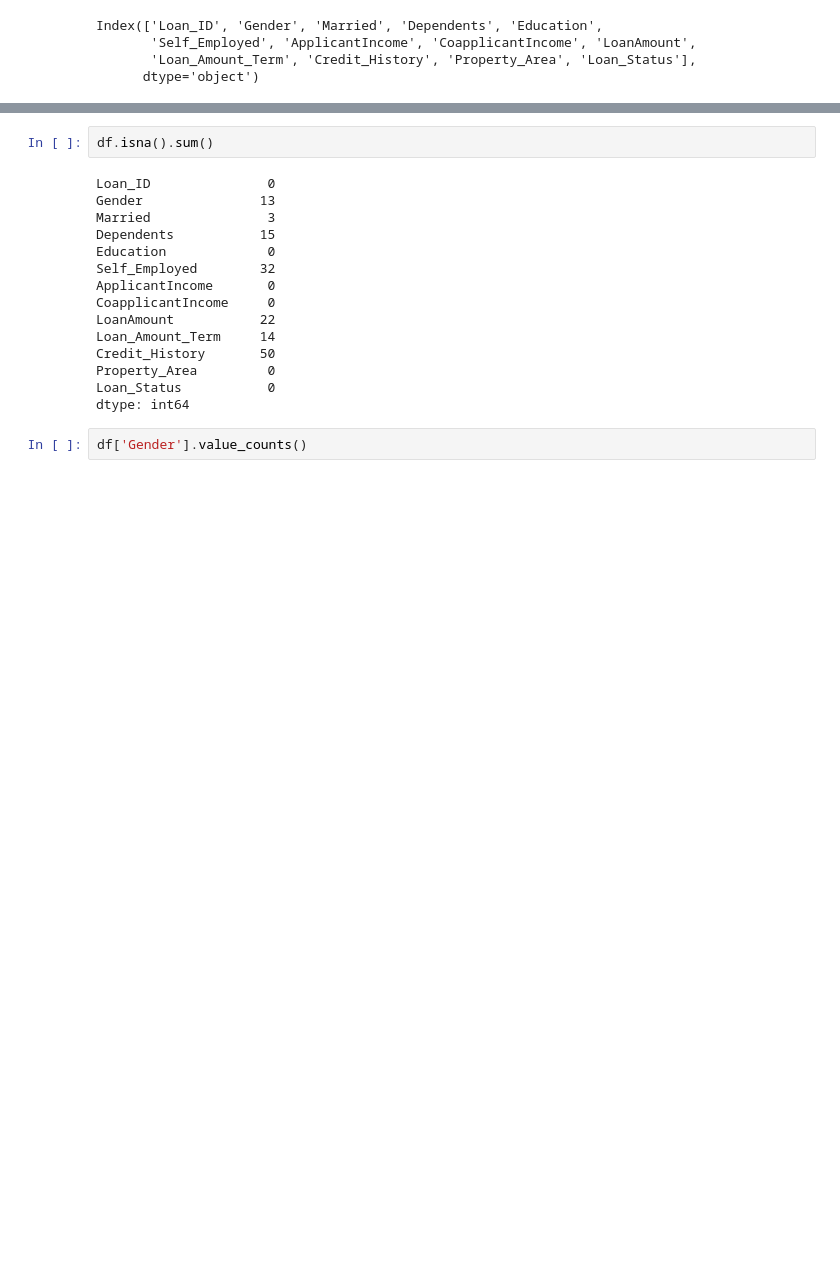
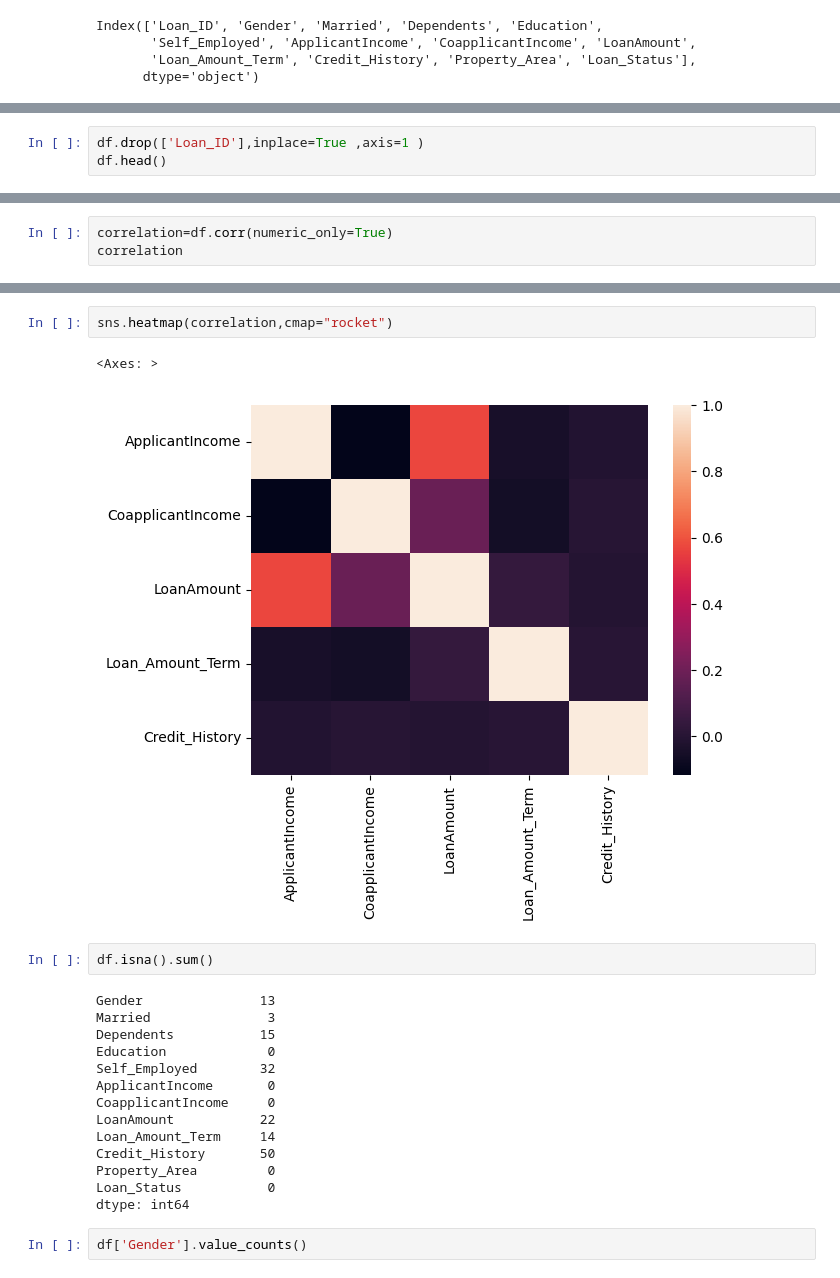
Before and after one commit to asna-v-a/loan_approval_prediction_using_classification, a Jupyter notebook: notebook/01_loan_approval_prediction_using_knn.ipynb, the cells around one changed output, grey strips where cells are left out. Drawn from its saved outputs; the diff is of its cells as text; blank space fills up the shorter version.

```diff
--- a/notebook/01_loan_approval_prediction_using_knn.ipynb
+++ b/notebook/01_loan_approval_prediction_using_knn.ipynb
@@ -71,0 +94,3 @@ Index(['Loan_ID', 'Gender', 'Married', 'Dependents', 'Education',
+# %%
+df.drop(['Loan_ID'],inplace=True ,axis=1 )
+df.head()
@@ -71,0 +104,3 @@ Index(['Loan_ID', 'Gender', 'Married', 'Dependents', 'Education',
+# %%
+correlation=df.corr(numeric_only=True)
+correlation
@@ -72,7 +114,11 @@ Index(['Loan_ID', 'Gender', 'Married', 'Dependents', 'Education',
+# %%
+sns.heatmap(correlation,cmap="rocket")
+# %% [output]
+<Axes: >
+[figure, added]
 # %%
 df.isna().sum()
 # %% [output]
-Loan_ID               0
 Gender               13
 Married               3
 Dependents           15
```
Also changed, not shown: parts of 15 cells of this notebook, 1 other file.
